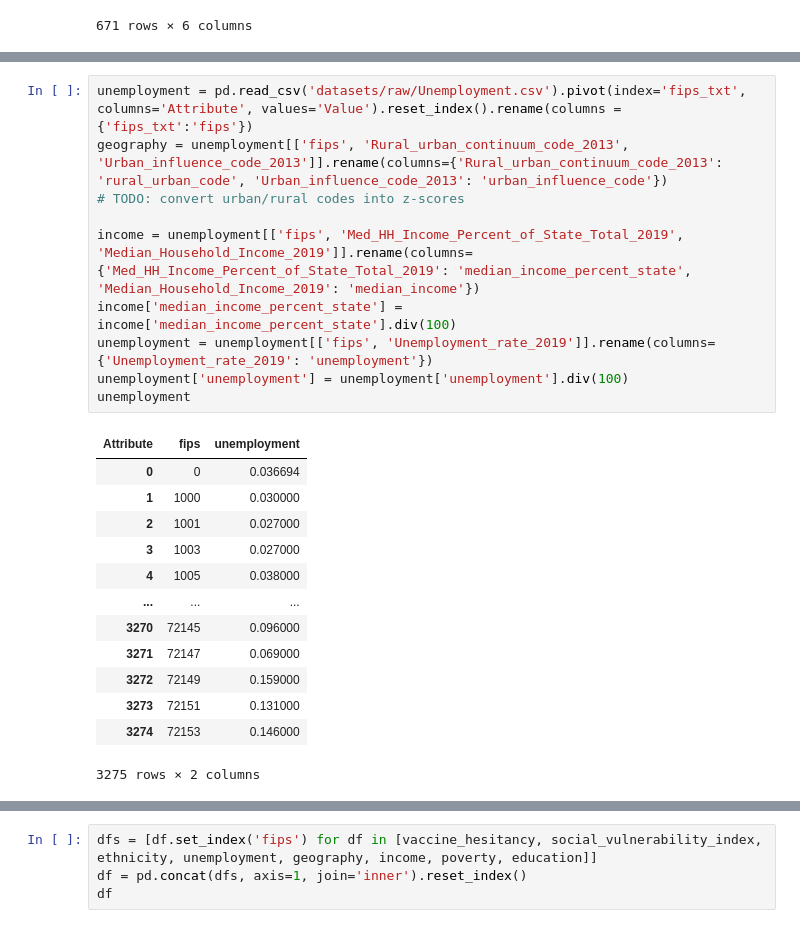
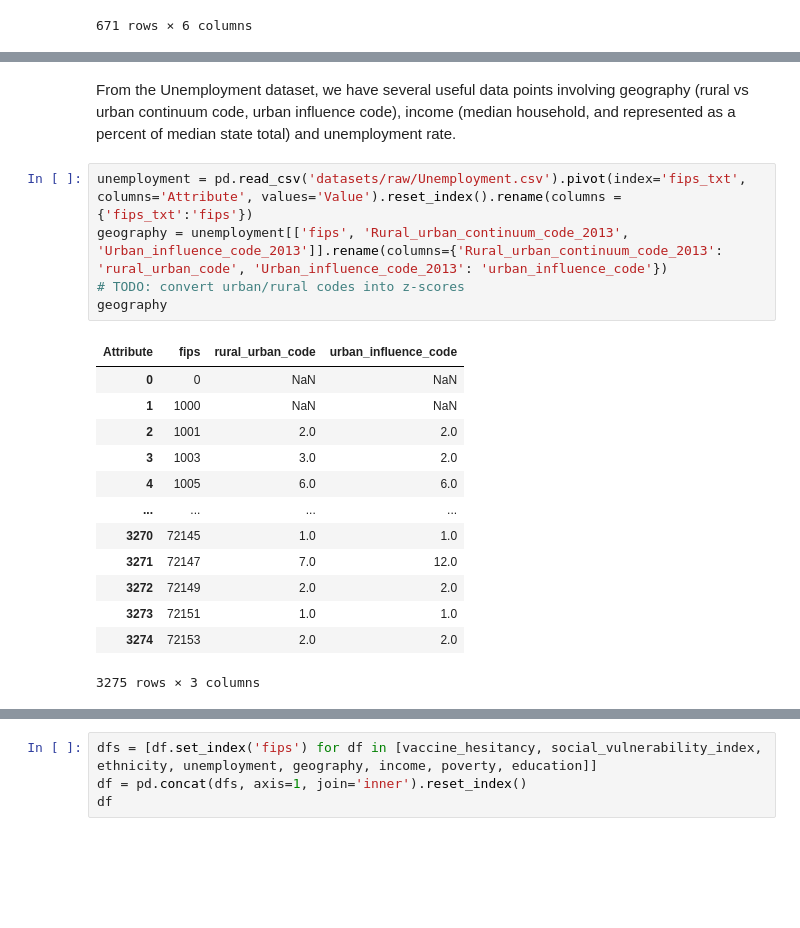
Before and after one commit to kuruparans/covid19-vaccine-hesitancy-analysis, a Jupyter notebook: data-cleaning.ipynb, the cells around one changed output, grey strips where cells are left out. Saved outputs shown, nothing was run; the diff lists cells and outputs as text; blank space fills up the shorter version.

```diff
--- a/data-cleaning.ipynb
+++ b/data-cleaning.ipynb
@@ -86,24 +163,21 @@ natality
+# %% [markdown]
+From the Unemployment dataset, we have several useful data points involving geography (rural vs urban continuum code, urban influence code), income (median household, and represented as a percent of median state total) and unemployment rate.
 # %%
 unemployment = pd.read_csv('datasets/raw/Unemployment.csv').pivot(index='fips_txt', columns='Attribute', values='Value').reset_index().rename(columns = {'fips_txt':'fips'})
 geography = unemployment[['fips', 'Rural_urban_continuum_code_2013', 'Urban_influence_code_2013']].rename(columns={'Rural_urban_continuum_code_2013': 'rural_urban_code', 'Urban_influence_code_2013': 'urban_influence_code'})
 # TODO: convert urban/rural codes into z-scores
-
-income = unemployment[['fips', 'Med_HH_Income_Percent_of_State_Total_2019', 'Median_Household_Income_2019']].rename(columns={'Med_HH_Income_Percent_of_State_Total_2019': 'median_income_percent_state', 'Median_Household_Income_2019': 'median_income'})
-income['median_income_percent_state'] = income['median_income_percent_state'].div(100)
-unemployment = unemployment[['fips', 'Unemployment_rate_2019']].rename(columns={'Unemployment_rate_2019': 'unemployment'})
-unemployment['unemployment'] = unemployment['unemployment'].div(100)
-unemployment
+geography
 # %% [output]
-| Attribute | fips | unemployment |
-| 0 | 0 | 0.036694 |
-| 1 | 1000 | 0.030000 |
-| 2 | 1001 | 0.027000 |
-| 3 | 1003 | 0.027000 |
-| 4 | 1005 | 0.038000 |
-| ... | ... | ... |
-| 3270 | 72145 | 0.096000 |
-| 3271 | 72147 | 0.069000 |
-| 3272 | 72149 | 0.159000 |
-| 3273 | 72151 | 0.131000 |
-| 3274 | 72153 | 0.146000 |
+| Attribute | fips | rural_urban_code | urban_influence_code |
+| 0 | 0 | NaN | NaN |
+| 1 | 1000 | NaN | NaN |
+| 2 | 1001 | 2.0 | 2.0 |
+| 3 | 1003 | 3.0 | 2.0 |
+| 4 | 1005 | 6.0 | 6.0 |
+| ... | ... | ... | ... |
+| 3270 | 72145 | 1.0 | 1.0 |
+| 3271 | 72147 | 7.0 | 12.0 |
+| 3272 | 72149 | 2.0 | 2.0 |
+| 3273 | 72151 | 1.0 | 1.0 |
+| 3274 | 72153 | 2.0 | 2.0 |
-3275 rows × 2 columns
+3275 rows × 3 columns
```
Also changed, not shown: parts of 13 cells of this notebook.
